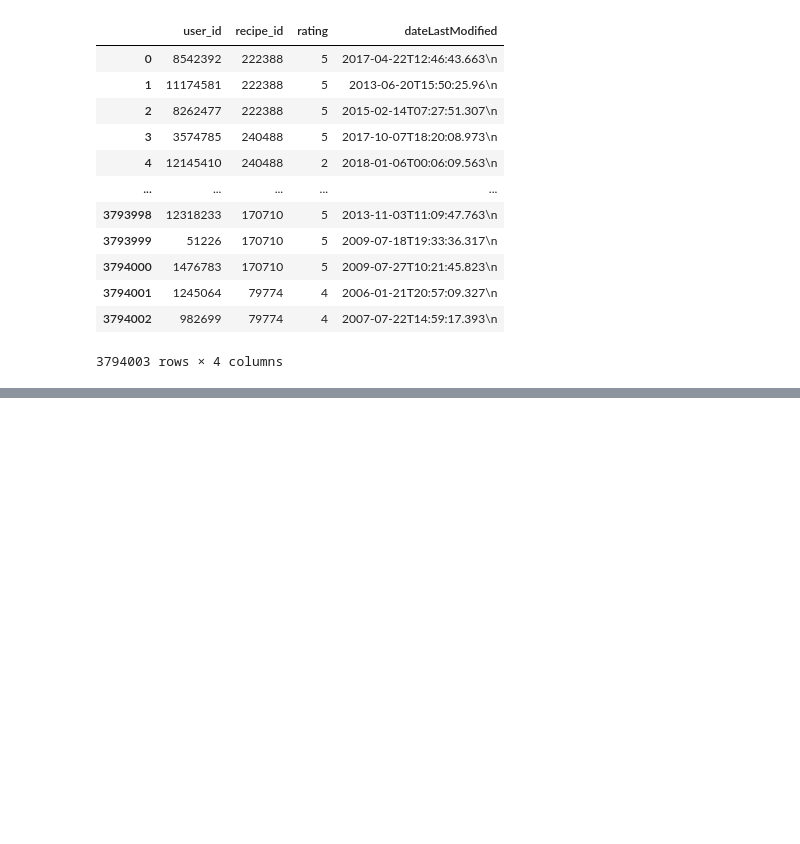
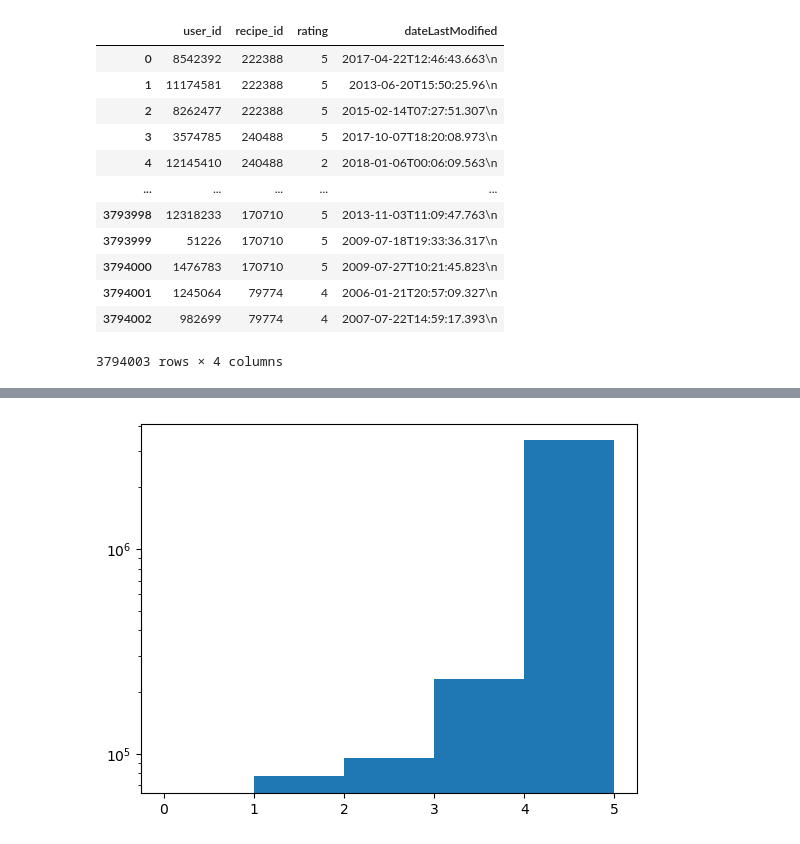
Before and after one commit to dtuleva/Recipe_Recommendation_System, a Jupyter notebook: RRS_EDA.ipynb, the cells around one changed output, grey strips where cells are left out. Cells and saved outputs as stored; diff of their text form; code cells hidden in the pictures; blank space fills up the shorter version.

Commit message:
Add interaction EDA

```diff
--- a/RRS_EDA.ipynb
+++ b/RRS_EDA.ipynb
@@ -148,7 +148,8 @@ plt.show()
 # %% [markdown]
 ### 2.0 Ratings
 # %%
-pd.read_csv("data/foodRecSys-V1_kaggle/raw-data_interaction.csv")
+interactions = pd.read_csv("data/foodRecSys-V1_kaggle/raw-data_interaction.csv")
+interactions
 # %% [output]
 |  | user_id | recipe_id | rating | dateLastModified |
 | 0 | 8542392 | 222388 | 5 | 2017-04-22T12:46:43.663\n |
@@ -165,0 +175,2 @@ pd.read_csv("data/foodRecSys-V1_kaggle/raw-data_interaction.csv")
+# %%
+interactions.dateLastModified = pd.to_datetime(interactions.dateLastModified, format = "ISO8601")
@@ -165,0 +185,6 @@ pd.read_csv("data/foodRecSys-V1_kaggle/raw-data_interaction.csv")
+# %%
+plt.hist(interactions.rating, bins = range(6),)
+plt.semilogy()
+plt.show()
+# %% [output]
+[figure, added]
```
Also changed, not shown: parts of 14 cells of this notebook.
